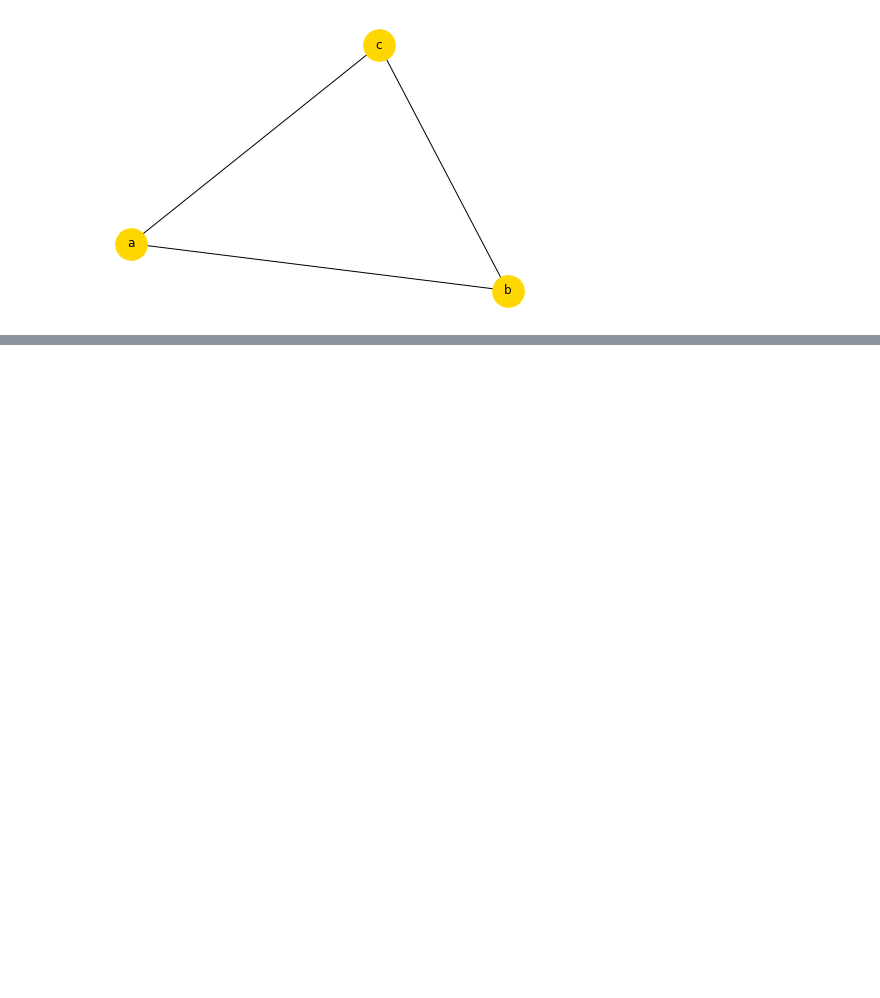
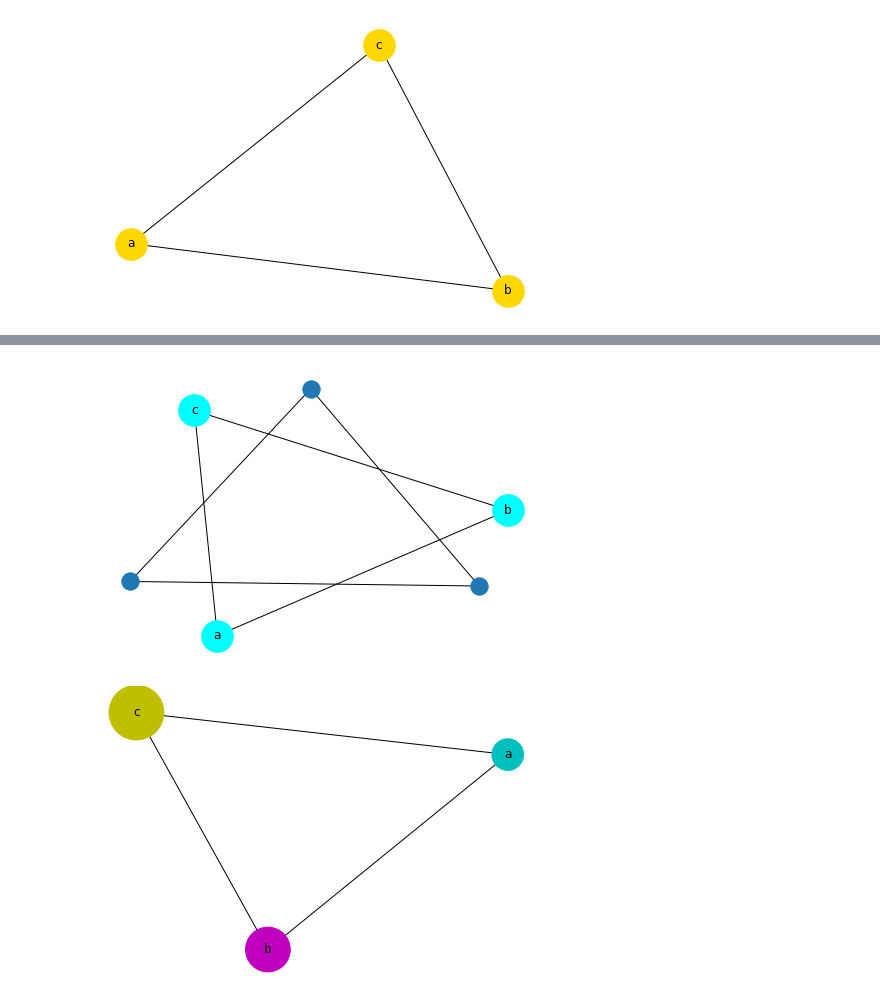
Before and after one commit to soslin/social-network-analysis, a Jupyter notebook: soc-net-class/learn_graphs_sna_3.ipynb, the cells around one changed output, grey strips where cells are left out. Cells and saved outputs as stored; diff of their text form; code cells hidden in the pictures; blank space fills up the shorter version.

```diff
--- a/soc-net-class/learn_graphs_sna_3.ipynb
+++ b/soc-net-class/learn_graphs_sna_3.ipynb
@@ -36,0 +71,25 @@ simple_graph()
+# %%
+#customize node size and color in a graph
+m = nx.Graph()
+
+def customize_node_color_and_size():
+    m.add_edges_from([('a','b'), ('b','c'), ('c', 'a')])
+    nx.draw(m, with_labels = True, node_color = 'cyan', node_size = 1000)
+    nx.draw(m)
+    plt.show()
+
+    #define node list
+    nodelst = ['a', 'b', 'c']
+
+    #define color list
+    colorlst = ['c','m', 'y']
+
+    #define node size list
+    nodesize = [1000,2000,3000]
+
+    nx.draw(m, with_labels = True, node_color = colorlst, node_size = nodesize, nodelist = nodelst)
+# %%
+customize_node_color_and_size()
+# %% [output]
+[figure, added]
+[figure, added]
```
Also changed, not shown: parts of 8 cells of this notebook.
